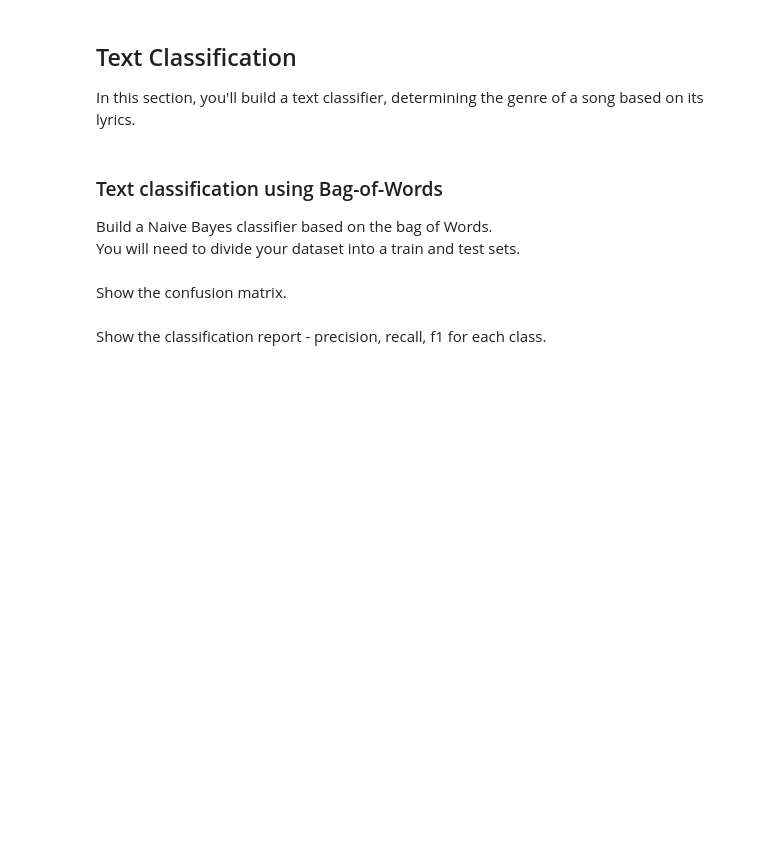
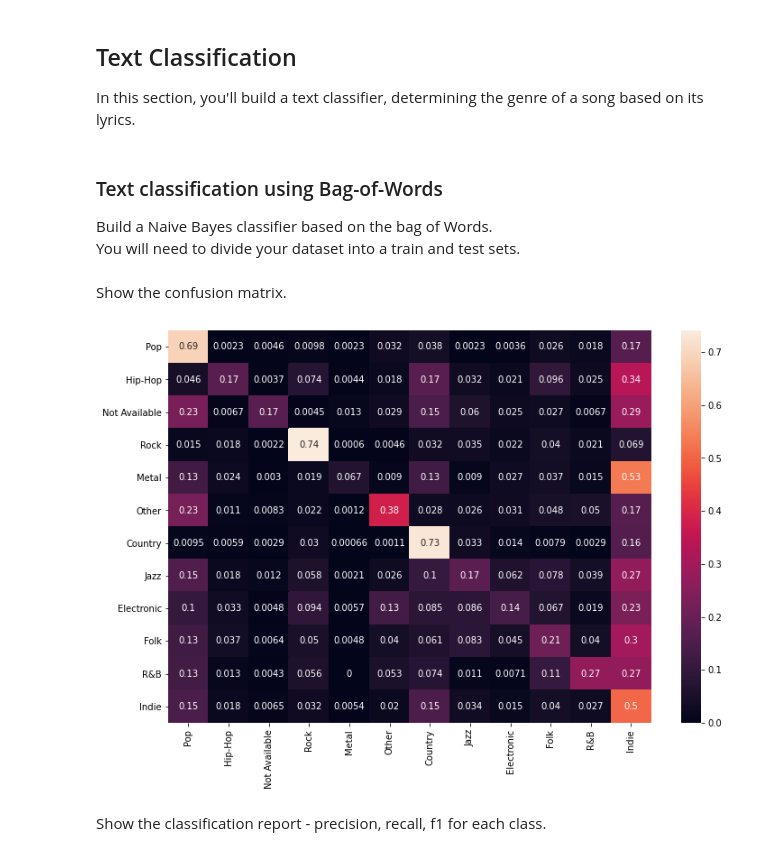
Before and after one commit to Hernanros/Y_Data_DL, a Jupyter notebook: [HW#3]Word_embeddings/DL_word_embedding_assignment.ipynb, the cells around one changed output. Cells and saved outputs as stored; diff of their text form; code cells hidden in the pictures; blank space fills up the shorter version.

```diff
--- a/[HW#3]Word_embeddings/DL_word_embedding_assignment.ipynb
+++ b/[HW#3]Word_embeddings/DL_word_embedding_assignment.ipynb
@@ -667,4 +670,21 @@ You will need to divide your dataset into a train and test sets.
+# %%
+listofsongs=[' '.join(song) for song in data.clean_lyrics]
+X_train,X_test,y_train,y_test=train_test_split(listofsongs,data.genre,test_size=0.2,random_state=42)
+cnt=CountVectorizer(ngram_range=(1,3),min_df=20)
+feat_space=cnt.fit_transform(X_train)
+# %%
+clf = MNB()
+clf.fit(feat_space,y_train)
+y_hat = clf.predict(cnt.transform(X_test))
 # %% [markdown]
 Show the confusion matrix.
+# %%
+c_matrix = confusion_matrix(y_test,y_hat, normalize='true')
+plt.figure(figsize = (12,8))
+df_cm = pd.DataFrame(c_matrix, index = [i for i in data.genre.unique()],
+                  columns = [i for i in data.genre.unique()])
+sns.heatmap(df_cm, annot=True);
+# %% [output]
+[figure, added]
 # %% [markdown]
 Show the classification report - precision, recall, f1 for each class.
```
Also changed, not shown: parts of 8 cells of this notebook.
